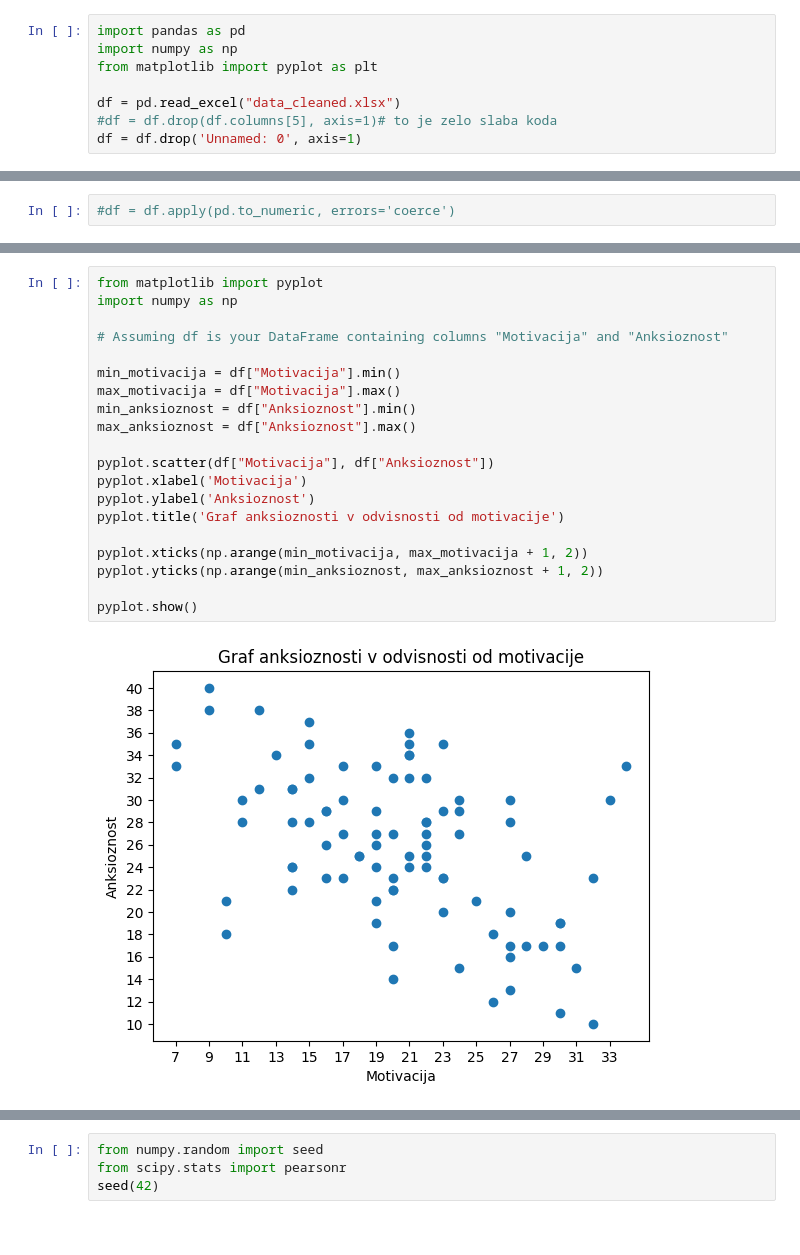
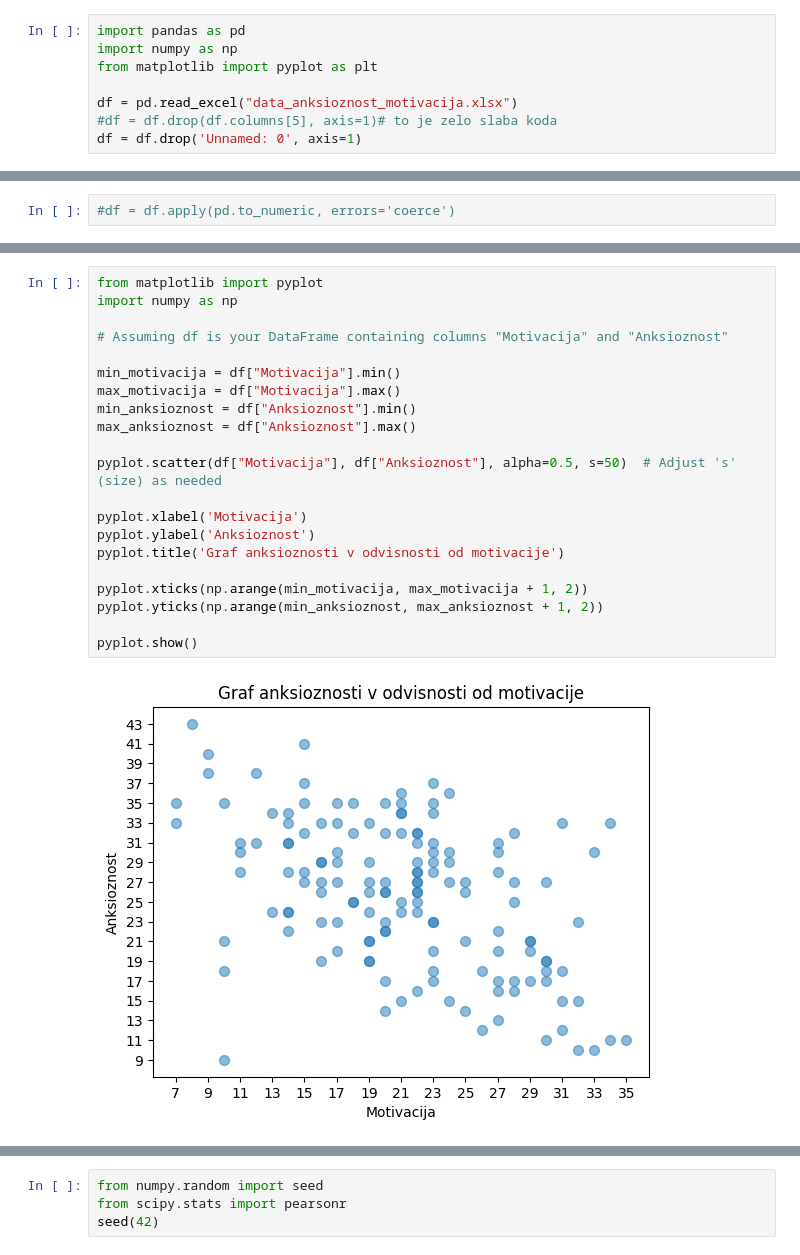
Before and after one commit to borbregant/ai_tandem_learning, a Jupyter notebook: korelacija_anksioznost_motivacija.ipynb, the cells around one changed output, grey strips where cells are left out. Drawn from its saved outputs; the diff is of its cells as text.

```diff
--- a/korelacija_anksioznost_motivacija.ipynb
+++ b/korelacija_anksioznost_motivacija.ipynb
@@ -5,7 +5,7 @@ import pandas as pd
 import numpy as np
 from matplotlib import pyplot as plt
 
-df = pd.read_excel("data_cleaned.xlsx")
+df = pd.read_excel("data_anksioznost_motivacija.xlsx")
 #df = df.drop(df.columns[5], axis=1)# to je zelo slaba koda
 df = df.drop('Unnamed: 0', axis=1)
 # %%
@@ -27,25 +27,26 @@ df.head()
 # %%
 from matplotlib import pyplot
 import numpy as np
 
 # Assuming df is your DataFrame containing columns "Motivacija" and "Anksioznost"
 
 min_motivacija = df["Motivacija"].min()
 max_motivacija = df["Motivacija"].max()
 min_anksioznost = df["Anksioznost"].min()
 max_anksioznost = df["Anksioznost"].max()
 
-pyplot.scatter(df["Motivacija"], df["Anksioznost"])
+pyplot.scatter(df["Motivacija"], df["Anksioznost"], alpha=0.5, s=50)  # Adjust 's' (size) as needed
+
 pyplot.xlabel('Motivacija')
 pyplot.ylabel('Anksioznost')
 pyplot.title('Graf anksioznosti v odvisnosti od motivacije')
 
 pyplot.xticks(np.arange(min_motivacija, max_motivacija + 1, 2))
 pyplot.yticks(np.arange(min_anksioznost, max_anksioznost + 1, 2))
 
 pyplot.show()
 # %% [output]
-[figure, old version]
+[figure, new version]
 # %%
 from numpy import cov
 covariance = cov(df["Motivacija"], df["Anksioznost"])
```
Also changed, not shown: parts of 16 cells of this notebook, 2 other files.
